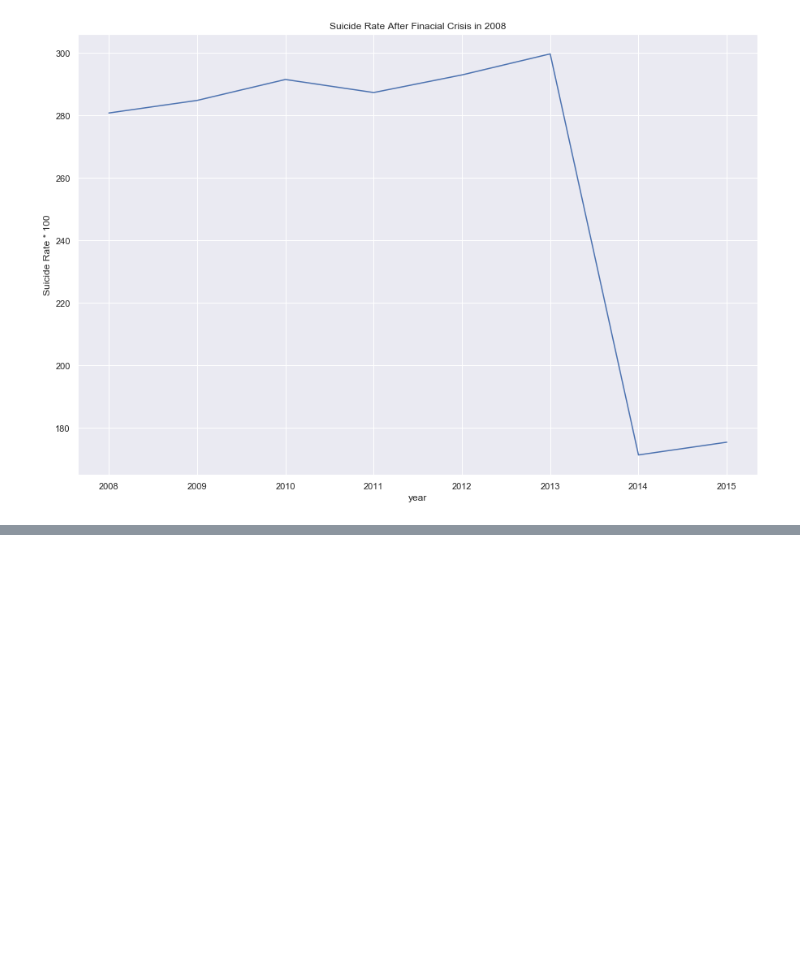
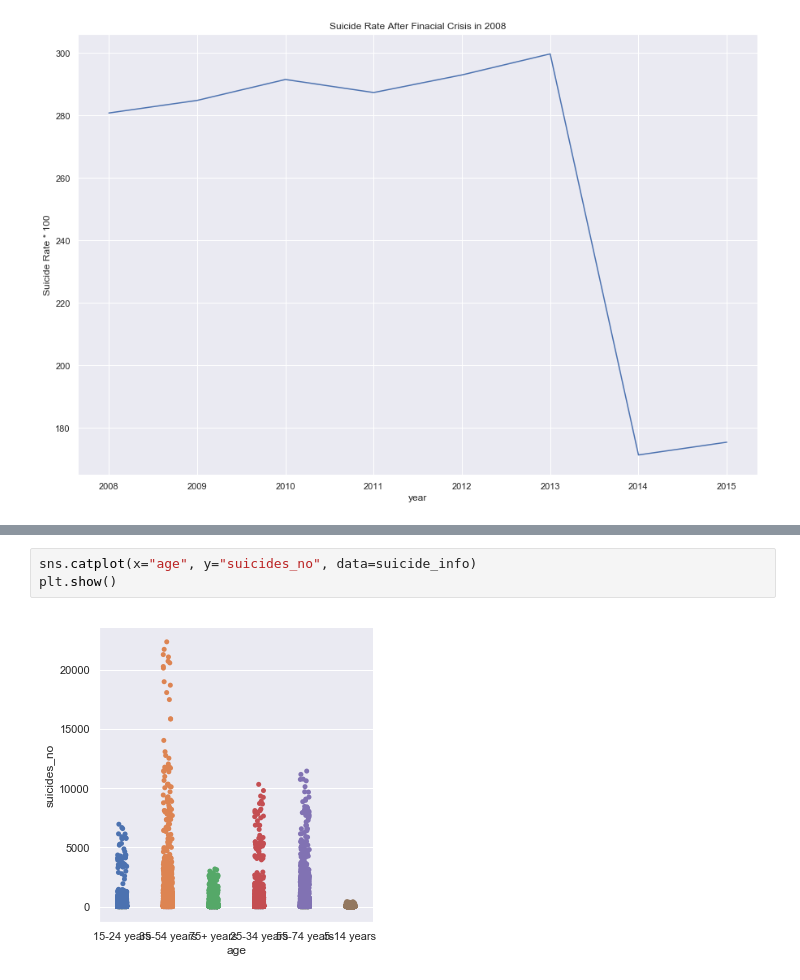
Before and after one commit to milkrong/suicide_rate_analysis, a Jupyter notebook: final_report.ipynb, the cells around one changed output, grey strips where cells are left out. Drawn from its saved outputs; the diff is of its cells as text; blank space fills up the shorter version.

```diff
--- a/final_report.ipynb
+++ b/final_report.ipynb
@@ -136,0 +144,5 @@ plt.show()
+# %%
+sns.catplot(x="age", y="suicides_no", data=suicide_info)
+plt.show()
+# %% [output]
+[figure, added]
```
Also changed, not shown: parts of 2 cells of this notebook.
